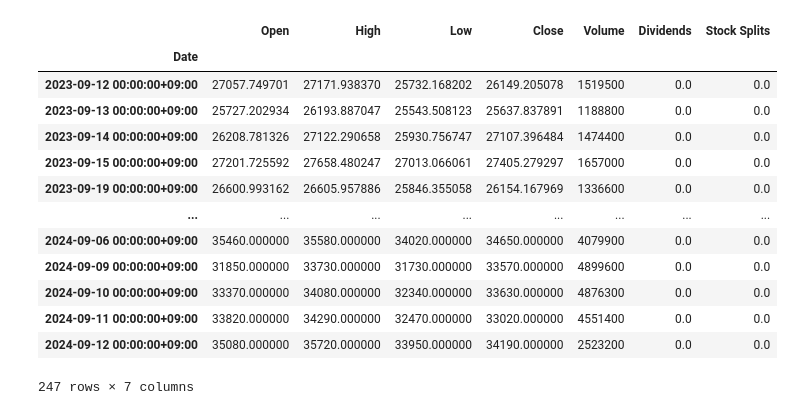
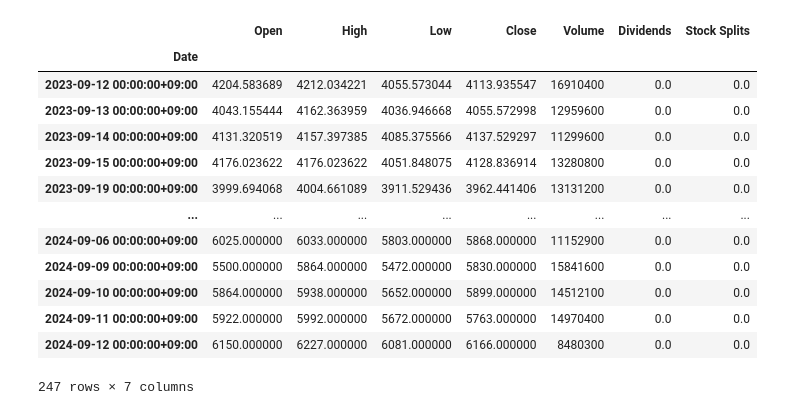
Before and after one commit to bitwalk123/stock-explorer, a Jupyter notebook: jupyter/ichimoku_daily_6857.ipynb, the cells around one changed output. Cells and saved outputs as stored; diff of their text form; code cells hidden in the pictures.

```diff
--- a/jupyter/ichimoku_daily_6857.ipynb
+++ b/jupyter/ichimoku_daily_6857.ipynb
@@ -11,28 +11,28 @@ import yfinance as yf
 # %%
 # 12か月チャート
 month = 12
 # チャートの基本設定
 kwargs = dict(type = 'candle', style = 'yahoo') ## starsandstripes, yahoo
 
-symbol = '6146.T'
+symbol = '6857.T'
 #symbol = 'USDJPY=X'
 ticker = yf.Ticker(symbol)
 _df = ticker.history(period='1y')
 _df
 # %% [output]
 |  | Open | High | Low | Close | Volume | Dividends | Stock Splits |
 | Date |  |  |  |  |  |  |  |
-| 2023-09-12 00:00:00+09:00 | 27057.749701 | 27171.938370 | 25732.168202 | 26149.205078 | 1519500 | 0.0 | 0.0 |
-| 2023-09-13 00:00:00+09:00 | 25727.202934 | 26193.887047 | 25543.508123 | 25637.837891 | 1188800 | 0.0 | 0.0 |
-| 2023-09-14 00:00:00+09:00 | 26208.781326 | 27122.290658 | 25930.756747 | 27107.396484 | 1474400 | 0.0 | 0.0 |
-| 2023-09-15 00:00:00+09:00 | 27201.725592 | 27658.480247 | 27013.066061 | 27405.279297 | 1657000 | 0.0 | 0.0 |
-| 2023-09-19 00:00:00+09:00 | 26600.993162 | 26605.957886 | 25846.355058 | 26154.167969 | 1336600 | 0.0 | 0.0 |
+| 2023-09-12 00:00:00+09:00 | 4204.583689 | 4212.034221 | 4055.573044 | 4113.935547 | 16910400 | 0.0 | 0.0 |
+| 2023-09-13 00:00:00+09:00 | 4043.155444 | 4162.363959 | 4036.946668 | 4055.572998 | 12959600 | 0.0 | 0.0 |
+| 2023-09-14 00:00:00+09:00 | 4131.320519 | 4157.397385 | 4085.375566 | 4137.529297 | 11299600 | 0.0 | 0.0 |
+| 2023-09-15 00:00:00+09:00 | 4176.023622 | 4176.023622 | 4051.848075 | 4128.836914 | 13280800 | 0.0 | 0.0 |
+| 2023-09-19 00:00:00+09:00 | 3999.694068 | 4004.661089 | 3911.529436 | 3962.441406 | 13131200 | 0.0 | 0.0 |
 | ... | ... | ... | ... | ... | ... | ... | ... |
-| 2024-09-06 00:00:00+09:00 | 35460.000000 | 35580.000000 | 34020.000000 | 34650.000000 | 4079900 | 0.0 | 0.0 |
-| 2024-09-09 00:00:00+09:00 | 31850.000000 | 33730.000000 | 31730.000000 | 33570.000000 | 4899600 | 0.0 | 0.0 |
-| 2024-09-10 00:00:00+09:00 | 33370.000000 | 34080.000000 | 32340.000000 | 33630.000000 | 4876300 | 0.0 | 0.0 |
-| 2024-09-11 00:00:00+09:00 | 33820.000000 | 34290.000000 | 32470.000000 | 33020.000000 | 4551400 | 0.0 | 0.0 |
-| 2024-09-12 00:00:00+09:00 | 35080.000000 | 35720.000000 | 33950.000000 | 34190.000000 | 2523200 | 0.0 | 0.0 |
+| 2024-09-06 00:00:00+09:00 | 6025.000000 | 6033.000000 | 5803.000000 | 5868.000000 | 11152900 | 0.0 | 0.0 |
+| 2024-09-09 00:00:00+09:00 | 5500.000000 | 5864.000000 | 5472.000000 | 5830.000000 | 15841600 | 0.0 | 0.0 |
+| 2024-09-10 00:00:00+09:00 | 5864.000000 | 5938.000000 | 5652.000000 | 5899.000000 | 14512100 | 0.0 | 0.0 |
+| 2024-09-11 00:00:00+09:00 | 5922.000000 | 5992.000000 | 5672.000000 | 5763.000000 | 14970400 | 0.0 | 0.0 |
+| 2024-09-12 00:00:00+09:00 | 6150.000000 | 6227.000000 | 6081.000000 | 6166.000000 | 8480300 | 0.0 | 0.0 |
 247 rows × 7 columns
 # %%
 # 取得したデータの次の日から26日先までが欠損値の DataFrame を作り結合する
```
Also changed, not shown: parts of 2 cells of this notebook, 4 other files.
